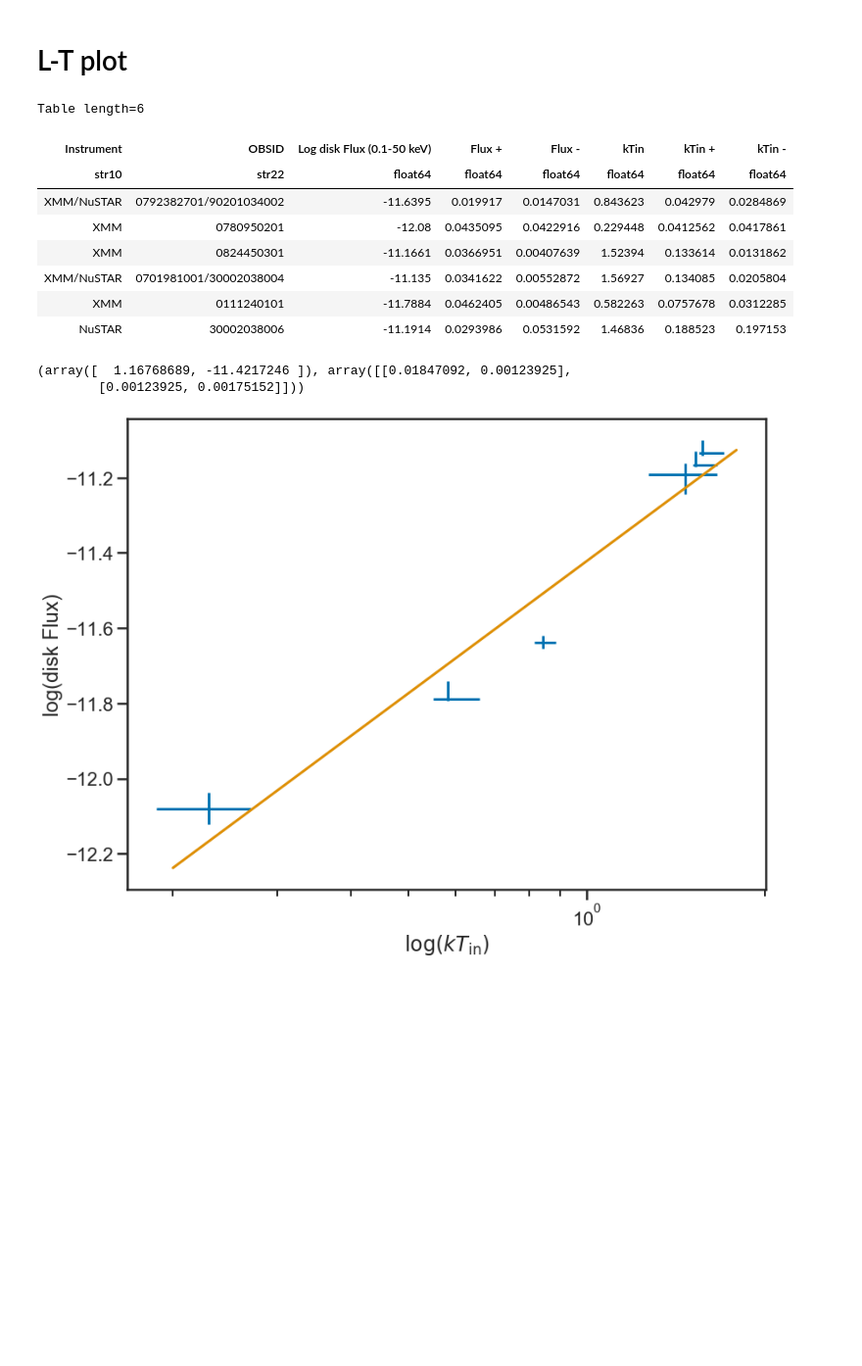
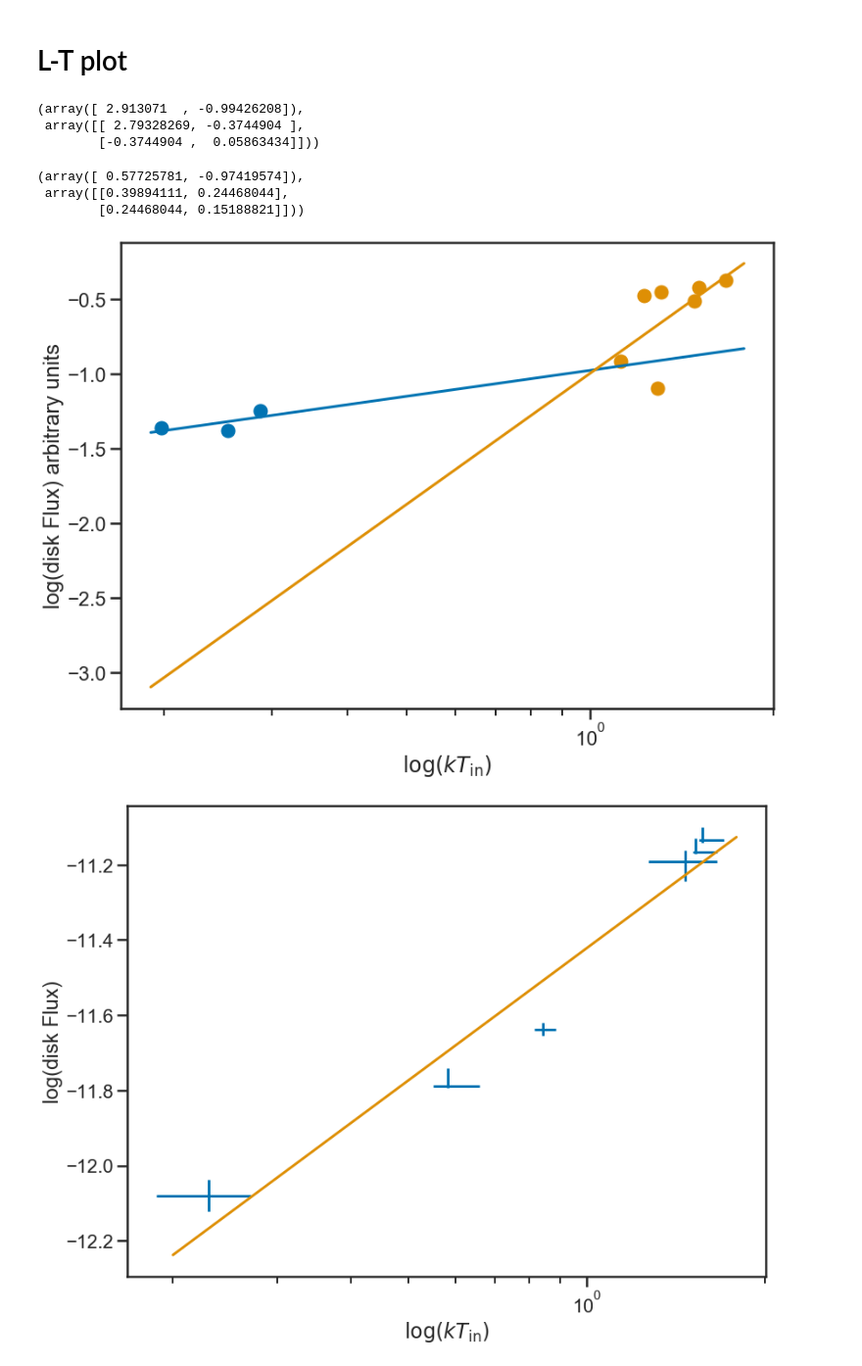
Before and after one commit to snpike/scripts, a Jupyter notebook: Circinus_ULX5/Spectral evolution plot.ipynb, the cells around one changed output. Shown at 98% size. Drawn from its saved outputs; the diff is of its cells as text; code cells hidden in the pictures; blank space fills up the shorter version.

```diff
--- a/Circinus_ULX5/Spectral evolution plot.ipynb
+++ b/Circinus_ULX5/Spectral evolution plot.ipynb
@@ -111,24 +111,36 @@ plt.savefig('/Users/sean/Desktop/CircinusULX5/sim_spec.pdf')
 # %% [markdown]
 # L-T plot
 # %%
-simpl_data = ascii.read('/Users/sean/Desktop/CircinusULX5/CircinusULX5_xrt/disk_F_T_simpl-Table 1.csv')
-simpl_data
+simpl_data_lowT = ascii.read('/Users/sean/Desktop/CircinusULX5/CircinusULX5_xrt/disk_F_T_simpl-Table 1/low-T-disk_F_T_simpl-Table 1.csv')
+simpl_data_highT = ascii.read('/Users/sean/Desktop/CircinusULX5/CircinusULX5_xrt/disk_F_T_simpl-Table 1/high-T-disk_F_T_simpl-Table 1.csv')
-# %% [output]
-Table length=6
-| Instrument | OBSID | Log disk Flux (0.1-50 keV) | Flux + | Flux - | kTin | kTin + | kTin - |
-| str10 | str22 | float64 | float64 | float64 | float64 | float64 | float64 |
-| XMM/NuSTAR | 0792382701/90201034002 | -11.6395 | 0.019917 | 0.0147031 | 0.843623 | 0.042979 | 0.0284869 |
-| XMM | 0780950201 | -12.08 | 0.0435095 | 0.0422916 | 0.229448 | 0.0412562 | 0.0417861 |
-| XMM | 0824450301 | -11.1661 | 0.0366951 | 0.00407639 | 1.52394 | 0.133614 | 0.0131862 |
-| XMM/NuSTAR | 0701981001/30002038004 | -11.135 | 0.0341622 | 0.00552872 | 1.56927 | 0.134085 | 0.0205804 |
-| XMM | 0111240101 | -11.7884 | 0.0462405 | 0.00486543 | 0.582263 | 0.0757678 | 0.0312285 |
-| NuSTAR | 30002038006 | -11.1914 | 0.0293986 | 0.0531592 | 1.46836 | 0.188523 | 0.197153 |
-# %%
-popt, pcov = curve_fit(line, np.log10(simpl_data['kTin']), simpl_data['Log disk Flux (0.1-50 keV)'])
-popt, pcov
-# %% [output]
-(array([  1.16768689, -11.4217246 ]), array([[0.01847092, 0.00123925],
-        [0.00123925, 0.00175152]]))
+# %%
+popt_highT, pcov_highT = curve_fit(line, np.log10(simpl_data_highT['kTin']), np.log10(simpl_data_highT['Norm'])+(4*np.log10(simpl_data_highT['kTin'])))
+popt_highT, pcov_highT
+# %% [output]
+(array([ 2.913071  , -0.99426208]),
+ array([[ 2.79328269, -0.3744904 ],
+        [-0.3744904 ,  0.05863434]]))
+# %%
+popt_lowT, pcov_lowT = curve_fit(line, np.log10(simpl_data_lowT['kTin']), np.log10(simpl_data_lowT['Norm'])+(4*np.log10(simpl_data_lowT['kTin'])))
+popt_lowT, pcov_lowT
+# %% [output]
+(array([ 0.57725781, -0.97419574]),
+ array([[0.39894111, 0.24468044],
+        [0.24468044, 0.15188821]]))
+# %%
+plt.figure(figsize=(12,9))
+plt.plot(simpl_data_lowT['kTin'], np.log10(simpl_data_lowT['Norm'])+(4*np.log10(simpl_data_lowT['kTin'])), marker='.', ls='', markersize=30)
+plt.plot(simpl_data_highT['kTin'], np.log10(simpl_data_highT['Norm'])+(4*np.log10(simpl_data_highT['kTin'])), marker='.', ls='', markersize=30)
+plt.plot(np.arange(0.19, 1.8, 0.01), line(np.log10(np.arange(0.19, 1.8, 0.01)), *popt_lowT), color='C0')
+plt.plot(np.arange(0.19, 1.8, 0.01), line(np.log10(np.arange(0.19, 1.8, 0.01)), *popt_highT), color='C1')
+plt.ylabel('log(disk Flux) arbitrary units')
+plt.xlabel(r'$\mathrm{log}(kT_{\mathrm{in}})$')
+plt.xscale('log')
+plt.tight_layout()
+plt.savefig('/Users/sean/Desktop/CircinusULX5/diskbb_simpl_kTin_flux_2021.pdf')
+# plt.show()
+# %% [output]
+[figure, added]
 # %%
 plt.figure(figsize=(12,9))
 plt.errorbar(simpl_data['kTin'], simpl_data['Log disk Flux (0.1-50 keV)'], xerr=[simpl_data['kTin -'], simpl_data['kTin +']], \
```
Also changed, not shown: parts of 1 cell of this notebook, 13 other files.
